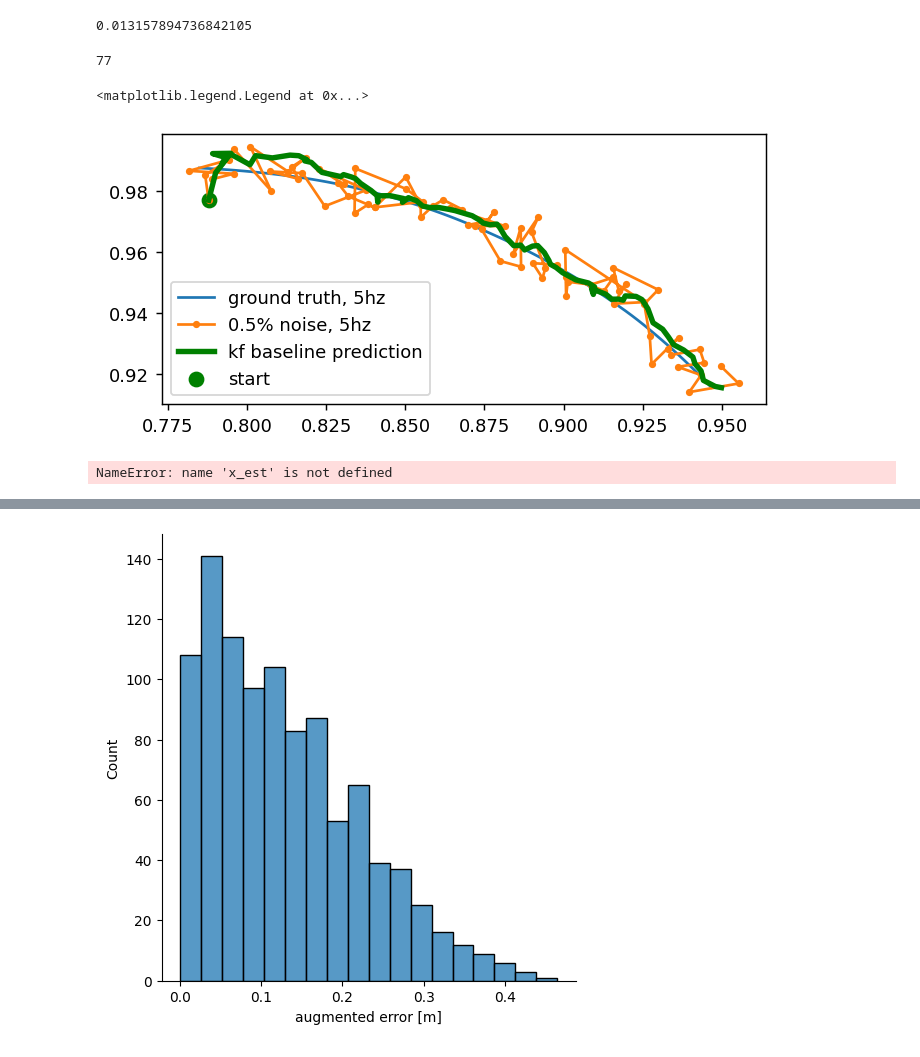
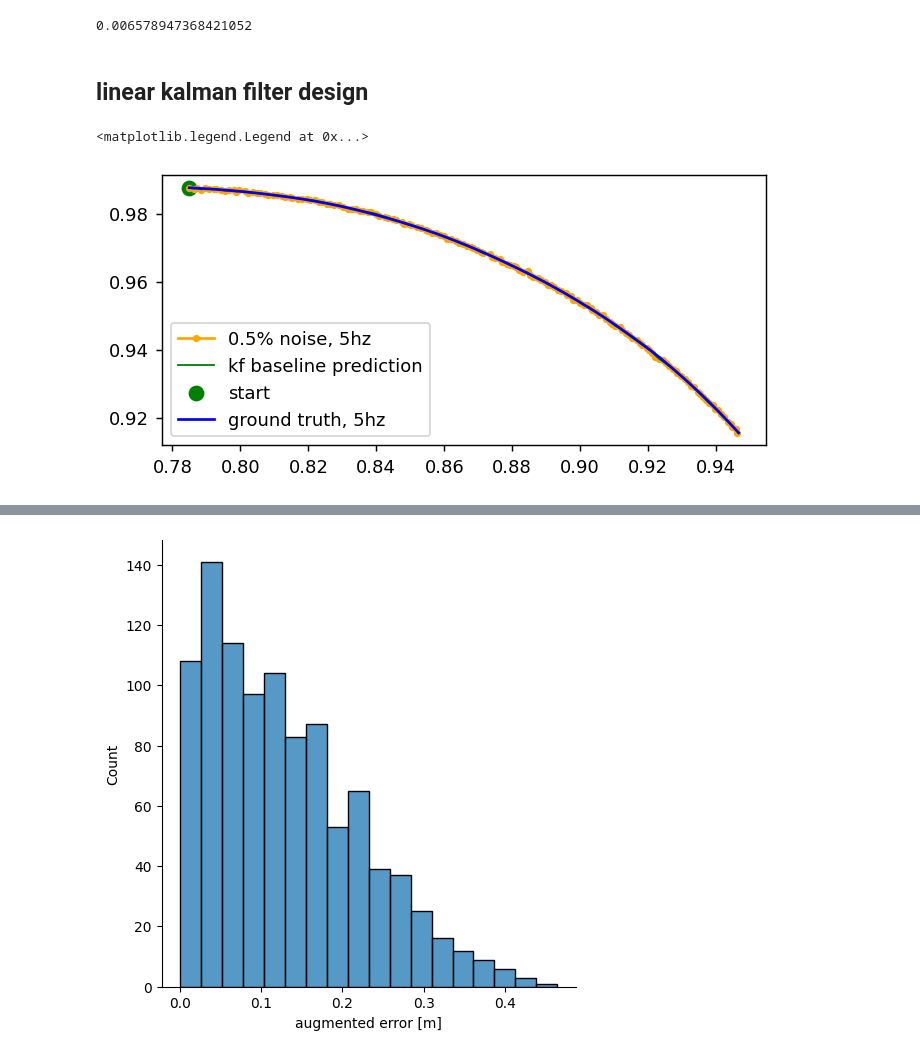
Before and after one commit to jarviskroos7/PATH_vehicle_localization, a Jupyter notebook: code/kf_baseline.ipynb, the cells around one changed output, grey strips where cells are left out. Cells and saved outputs as stored; diff of their text form; code cells hidden in the pictures.

Commit message:
kf_baseline update

```diff
--- a/code/kf_baseline.ipynb
+++ b/code/kf_baseline.ipynb
@@ -19,10 +19,10 @@ from geopy.distance import great_circle
 # data loading
 
 # NOISE
-with gzip.open('../data/segment_with_noise/ll_seg_500_noise.pkl.gzip', 'rb') as f:
-    ll_seg_gps_noise = pickle.load(f)
-with gzip.open('../data/segment_with_noise/rl_seg_500_noise.pkl.gzip', 'rb') as f:
-    rl_seg_gps_noise = pickle.load(f)
+with gzip.open('../data/segment_with_noise_v2/ll_seg_500_noise_v2.pkl.gzip', 'rb') as f:
+    ll_seg_noise = pickle.load(f)
+with gzip.open('../data/segment_with_noise_v2/rl_seg_500_noise_v2.pkl.gzip', 'rb') as f:
+    rl_seg_noise = pickle.load(f)
 
 # GROUND TRUTH
 with gzip.open('../data/segment_groud_truth/rl_seg_gt_500.pkl.gzip', 'rb') as f:
@@ -30,8 +30,8 @@ with gzip.open('../data/segment_groud_truth/rl_seg_gt_500.pkl.gzip', 'rb') as f:
 with gzip.open('../data/segment_groud_truth/ll_seg_gt_500.pkl.gzip', 'rb') as f:
     rl_seg_gps_gt = pickle.load(f)
 
-print(len(ll_seg_gps_noise))
-print(ll_seg_gps_noise[0].shape[0])
-ll_seg_gps_noise[0].head()
+print(len(ll_seg_noise))
+print(ll_seg_noise[0].shape[0])
+ll_seg_noise[0].head()
 # %% [output]
 500
@@ -45,5 +45,5 @@ ll_seg_gps_noise[0].head()
 # %%
 # example segment
-exp_rl_seg_gps_noise = rl_seg_gps_noise[91]
-print(exp_rl_seg_gps_noise.shape)
+exp_rl_seg_noise = ll_seg_noise[91]
+print(exp_rl_seg_noise.shape)
 # %% [output]
@@ -79,8 +60,10 @@ array([ 0.        ,  0.50657895,  1.01315789,  1.51973684,  2.02631579,
 # %%
 # normalize time for calculating dt
 
-t_norm = MinMaxScaler().fit_transform(np.linspace(0, exp_rl_seg_gps_noise.shape[0] * 50 * 0.01, num=exp_rl_seg_gps_noise.shape[0]).reshape(-1,1)).flatten()
+t_norm = MinMaxScaler().fit_transform(np.linspace(0, exp_rl_seg_noise.shape[0] * 50 * 0.01, num=exp_rl_seg_noise.shape[0]).reshape(-1,1)).flatten()
 dt = t_norm[1] - t_norm[0]
 dt
 # %% [output]
-0.013157894736842105
+0.006578947368421052
+# %% [markdown]
+## linear kalman filter design
@@ -87 +148,6 @@ dt
+# %%
+x_noise = exp_rl_seg_noise['x_norm_noise'].values
+y_noise = exp_rl_seg_noise['y_norm_noise'].values
+
+x_est_sample = kf(exp_rl_seg_noise)
 # %%
@@ -191,22 +224,18 @@ for i in range(nt):
     K[i] = P_pred[i] @ H.T @ np.linalg.inv((H @ P_pred[i] @ H.T) + R)
     x_est[i] = x_pred[i] + K[i] @ (y_obs - H @ x_pred[i])
     P_est[i] = (Inx - K[i] @ H) @ P_pred[i]
-# %%
-observations.shape[0]
-# %% [output]
-77
 # %%
 plt.figure(dpi=130, figsize=(6, 2.75))
 
-plt.plot(exp_rl_seg_gps_noise['y_norm'].values, exp_rl_seg_gps_noise['x_norm'].values, label='ground truth, 5hz')
-plt.plot(y_noise, x_noise, '-o', label='0.5% noise, 5hz', ms=3)
-plt.plot(x_est[:, 3], x_est[:, 0], '-', linewidth=3, label='kf baseline prediction', c='green')
-plt.scatter( x_est[:, 3][0], x_est[:, 0][0], label='start', s=60, c='green')
+plt.plot(y_noise, x_noise, '-o', label='0.5% noise, 5hz', ms=3, c='orange')
+plt.plot(x_est_sample[:, 3], x_est_sample[:, 0], '-', linewidth=1, label='kf baseline prediction', c='green')
+plt.scatter(x_est_sample[:, 3][0], x_est_sample[:, 0][0], label='start', s=60, c='green')
+plt.plot(exp_rl_seg_noise['y_norm'].values, exp_rl_seg_noise['x_norm'].values, label='ground truth, 5hz', c='blue')
 
 plt.legend()
 # %% [output]
 <matplotlib.legend.Legend at 0x...>
-[figure, old version]
+[figure, new version]
 # %%
 x_max = -83.55144472
 y_max = 42.24829894
@@ -218,19 +247,19 @@ y_exp_noise_scale = []
 y_exp_pred_scale = []
 
 # estimation
-y_scale = x_est[:, 3] * (y_max - y_min) + y_min
-x_scale = x_est[:, 0] * (x_max - x_min) + x_min
+y_scale = x_est_sample[:, 3] * (y_max - y_min) + y_min
+x_scale = x_est_sample[:, 0] * (x_max - x_min) + x_min
 
 coord_scale = np.append(
-    y_scale.reshape(77, 1), x_scale.reshape(77, 1), axis=1
+    y_scale.reshape(153, 1), x_scale.reshape(153, 1), axis=1
 )
 y_exp_pred_scale.append(coord_scale)
 
 # gt
-y_scale = exp_rl_seg_gps_noise['y_norm'].values * (y_max - y_min) + y_min
-x_scale = exp_rl_seg_gps_noise['x_norm'].values * (x_max - x_min) + x_min
+y_scale = exp_rl_seg_noise['y_norm'].values * (y_max - y_min) + y_min
+x_scale = exp_rl_seg_noise['x_norm'].values * (x_max - x_min) + x_min
 coord_scale = np.append(
-    y_scale.reshape(77, 1), x_scale.reshape(77, 1), axis=1
+    y_scale.reshape(153, 1), x_scale.reshape(153, 1), axis=1
 )
 y_exp_test_scale.append(coord_scale)
 
@@ -238,7 +267,7 @@ y_exp_test_scale.append(coord_scale)
 y_scale = y_noise * (y_max - y_min) + y_min
 x_scale = x_noise * (x_max - x_min) + x_min
 coord_scale = np.append(
-    y_scale.reshape(77, 1), x_scale.reshape(77, 1), axis=1
+    y_scale.reshape(153, 1), x_scale.reshape(153, 1), axis=1
 )
 y_exp_noise_scale.append(coord_scale)
 
@@ -249,15 +278,13 @@ y_exp_noise_scale = np.asarray(y_exp_noise_scale)
 great_circie_err = []
 great_circie_noise_err = []
 
-for traj_i in np.arange(77):
+for traj_i in np.arange(153):
     pred_coord = (y_pred_scale[0][traj_i][0], y_pred_scale[0][traj_i][1])
     actual_coord = (y_test_scale[0][traj_i][0], y_test_scale[0][traj_i][1])
     noise_coord = (y_exp_noise_scale[0][traj_i][0], y_exp_noise_scale[0][traj_i][1])
 
     great_circie_err.append(great_circle(pred_coord, actual_coord).miles * 1609.34) # meter
     great_circie_noise_err.append(great_circle(noise_coord, actual_coord).miles * 1609.34) # meter
-# %% [output]
-NameError: name 'x_est' is not defined
 # %%
 ax = sns.histplot(great_circie_noise_err)
 ax.axvline(np.average(great_circie_noise_err), color='k', lw=2, label='mean')
```
Also changed, not shown: parts of 9 cells of this notebook, 15 other files.
